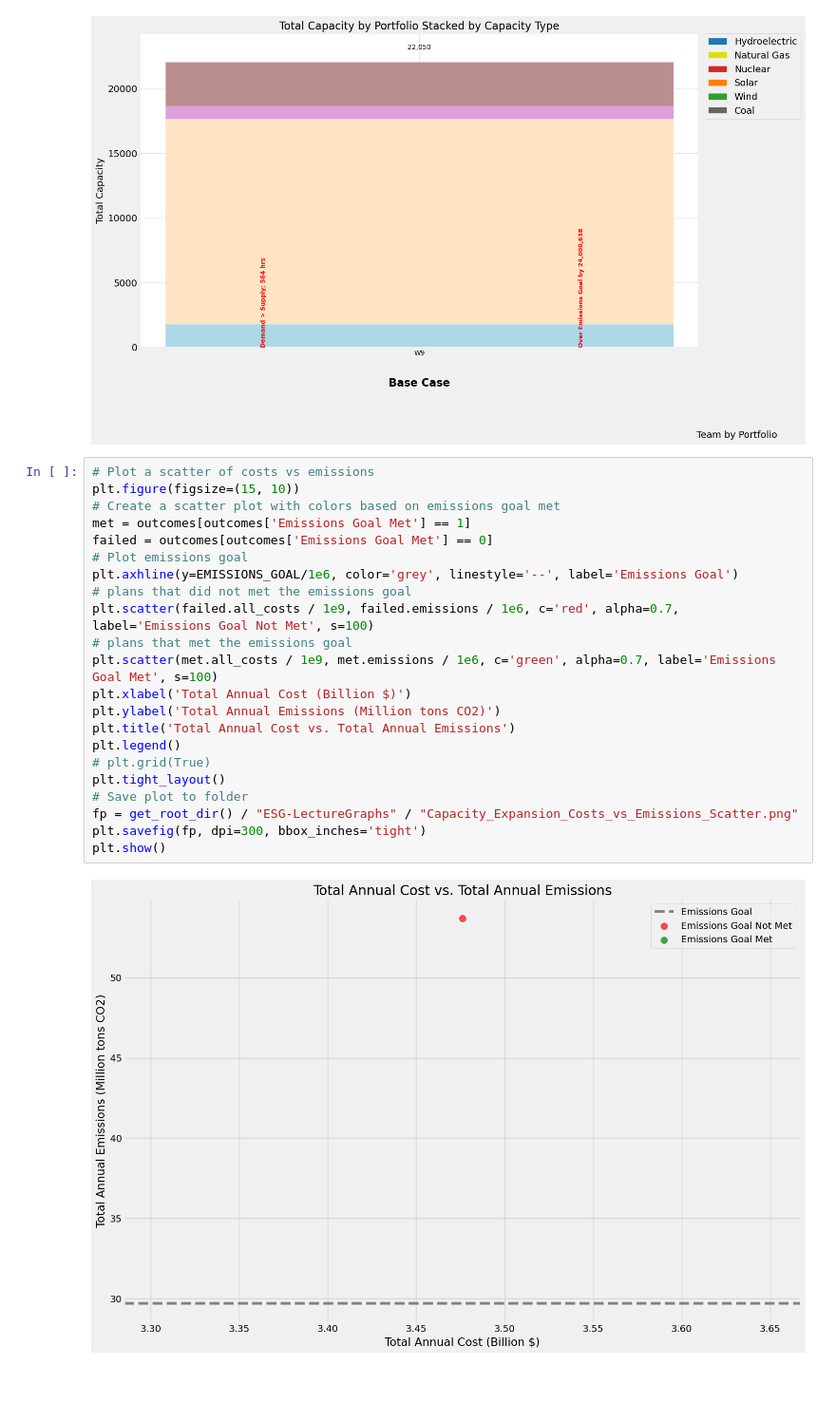
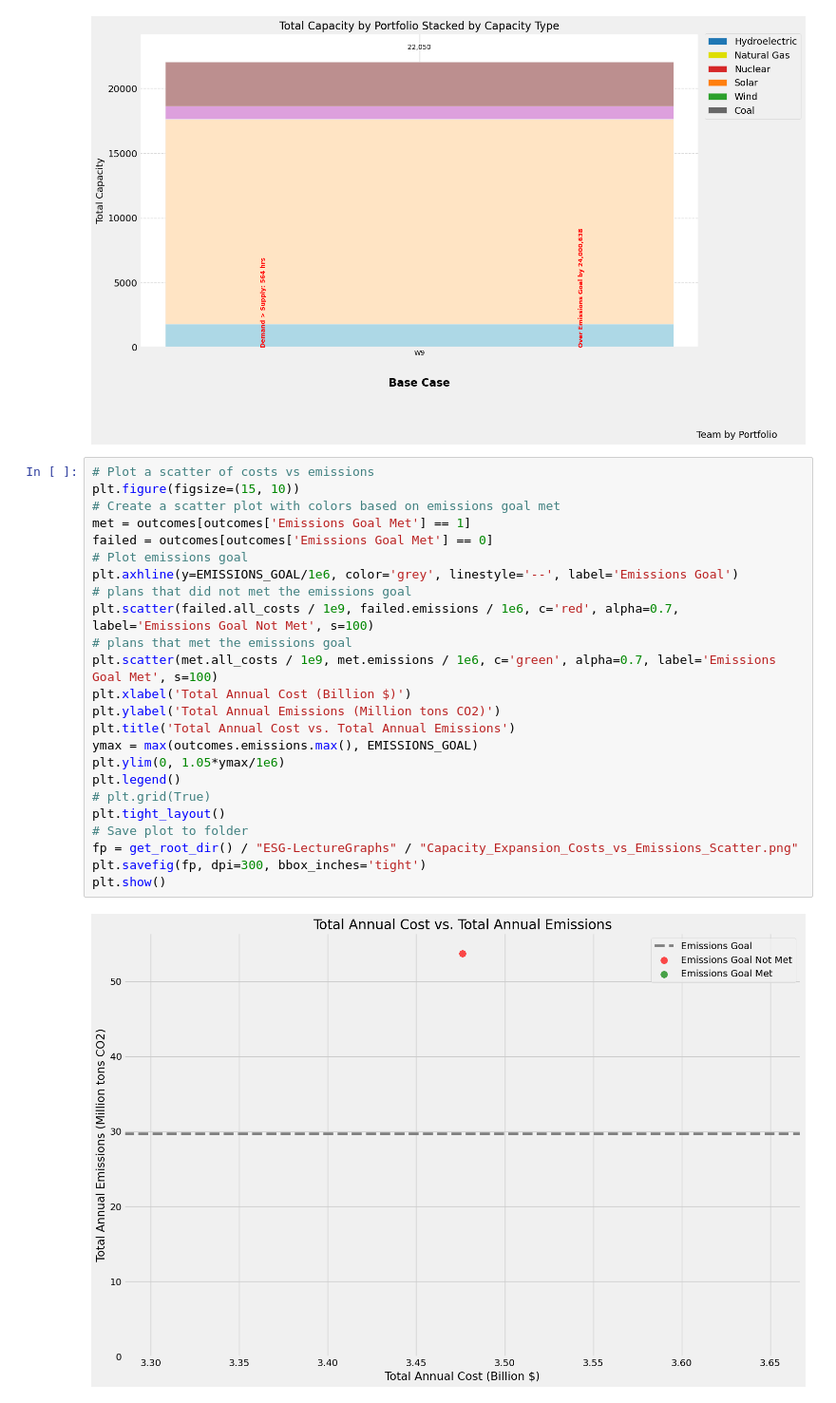
Before and after one commit to ds-modules/EEP-147-SP25, a Jupyter notebook: ESG-Analysis/ESG_CapacityExpansion_v2025.7.ipynb, the cells around one changed output. Shown: that part at 95% size. Saved outputs shown, nothing was run; the diff lists cells and outputs as text.

```diff
--- a/ESG-Analysis/ESG_CapacityExpansion_v2025.7.ipynb
+++ b/ESG-Analysis/ESG_CapacityExpansion_v2025.7.ipynb
@@ -2255,24 +2276,26 @@ plt.show()
 # %%
 # Plot a scatter of costs vs emissions
 plt.figure(figsize=(15, 10))
 # Create a scatter plot with colors based on emissions goal met
 met = outcomes[outcomes['Emissions Goal Met'] == 1]
 failed = outcomes[outcomes['Emissions Goal Met'] == 0]
 # Plot emissions goal
 plt.axhline(y=EMISSIONS_GOAL/1e6, color='grey', linestyle='--', label='Emissions Goal')
 # plans that did not met the emissions goal
 plt.scatter(failed.all_costs / 1e9, failed.emissions / 1e6, c='red', alpha=0.7, label='Emissions Goal Not Met', s=100)
 # plans that met the emissions goal
 plt.scatter(met.all_costs / 1e9, met.emissions / 1e6, c='green', alpha=0.7, label='Emissions Goal Met', s=100)
 plt.xlabel('Total Annual Cost (Billion $)')
 plt.ylabel('Total Annual Emissions (Million tons CO2)')
 plt.title('Total Annual Cost vs. Total Annual Emissions')
+ymax = max(outcomes.emissions.max(), EMISSIONS_GOAL)
+plt.ylim(0, 1.05*ymax/1e6)
 plt.legend()
 # plt.grid(True)
 plt.tight_layout()
 # Save plot to folder
 fp = get_root_dir() / "ESG-LectureGraphs" / "Capacity_Expansion_Costs_vs_Emissions_Scatter.png"
 plt.savefig(fp, dpi=300, bbox_inches='tight')
 plt.show()
 # %% [output]
-[figure, old version]
+[figure, new version]
```
Also changed, not shown: parts of 24 cells of this notebook.
